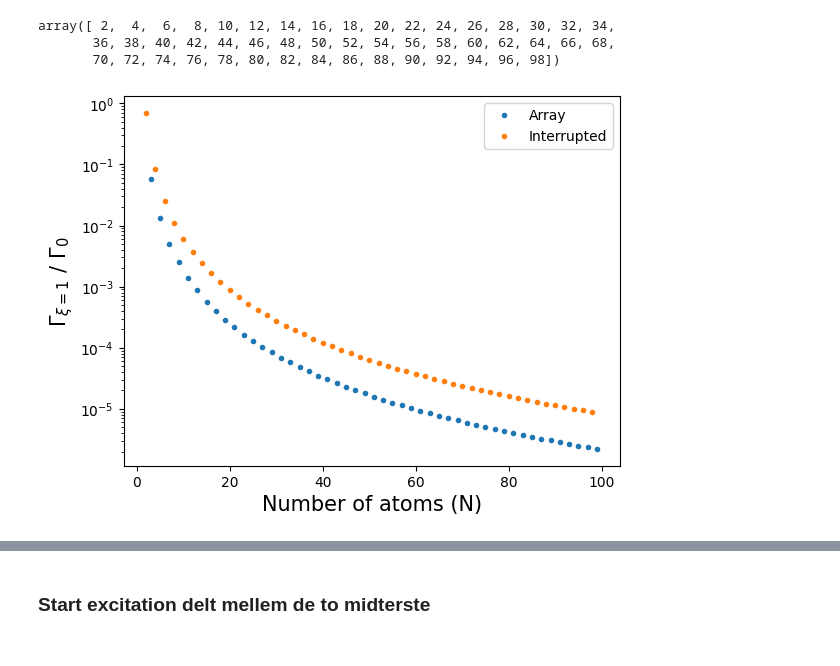
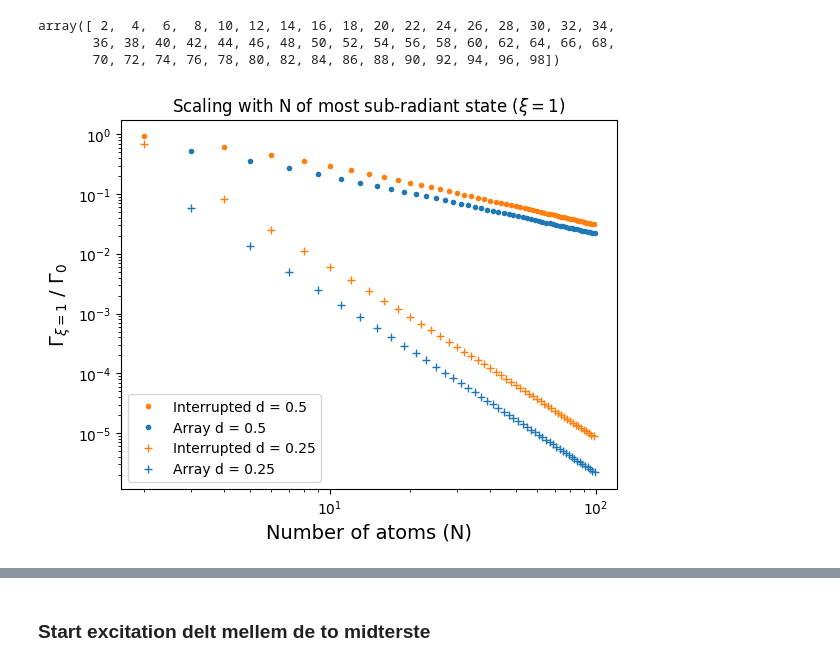
Before and after one commit to FrederikButler/DipoleStructuresInVacuum, a Jupyter notebook: Interrupted Chains.ipynb, the cells around one changed output, grey strips where cells are left out. Drawn from its saved outputs; the diff is of its cells as text; code cells hidden in the pictures.

```diff
--- a/Interrupted Chains.ipynb
+++ b/Interrupted Chains.ipynb
@@ -208,19 +224,29 @@ for n in N_chain:
 # %%
-array_decayrates_n_reversed = [-p for p in array_decayrates_n]
-interrupted_decayrates_n_reversed = [-p for p in interrupted_decayrates_n]
+array_decayrates_n_reversed_d5 = [-p for p in array_decayrates_n_d5]
+interrupted_decayrates_n_reversed_d5 = [-p for p in interrupted_decayrates_n_d5]
+
+array_decayrates_n_reversed_d25 = [-p for p in array_decayrates_n_d25]
+interrupted_decayrates_n_reversed_d25 = [-p for p in interrupted_decayrates_n_d25]
 
 # def ExpFit(x, A, k):
 #     return A * k**(-x)
 # par, cov = curve_fit(ExpFit, N_chain, ring_subradiant_decayrates_n_reversed, p0 = [1, 1])
 # print('A = ', par[0], 'k = ', par[1])
 
-plt.plot(N_chain, array_decayrates_n_reversed, '.', label = 'Array')
-plt.plot(N_chain_interrupted, interrupted_decayrates_n_reversed, '.', label = 'Interrupted')
+
+plt.plot(N_chain_interrupted, interrupted_decayrates_n_reversed_d5, '.', color = '#ff7f0e', label = 'Interrupted d = 0.5')
+plt.plot(N_chain, array_decayrates_n_reversed_d5, '.', color = '#1f77b4', label = 'Array d = 0.5')
+
+plt.plot(N_chain_interrupted, interrupted_decayrates_n_reversed_d25, '+', color = '#ff7f0e', label = 'Interrupted d = 0.25')
+plt.plot(N_chain, array_decayrates_n_reversed_d25, '+',  color = '#1f77b4', label = 'Array d = 0.25')
+
 #plt.plot(N_chain, ExpFit(N_chain, *par), '-', label = r'Fit $0.38 \cdot 1.25^{-N}$')
 plt.yscale('log')
+plt.xscale('log')
 
-plt.xlabel('Number of atoms (N)', size=15)
-plt.ylabel(r'$\Gamma_{\xi=1} \ / \ \Gamma_0$', size = 15)
-plt.legend();
+plt.xlabel('Number of atoms (N)', size=14)
+plt.ylabel(r'$\Gamma_{\xi=1} \ / \ \Gamma_0$', size = 14)
+plt.legend()
+plt.title(r'Scaling with N of most sub-radiant state ($\xi = 1$)');
 # %% [output]
-[figure, old version]
+[figure, new version]
```
Also changed, not shown: parts of 13 cells of this notebook, 11 other files.
